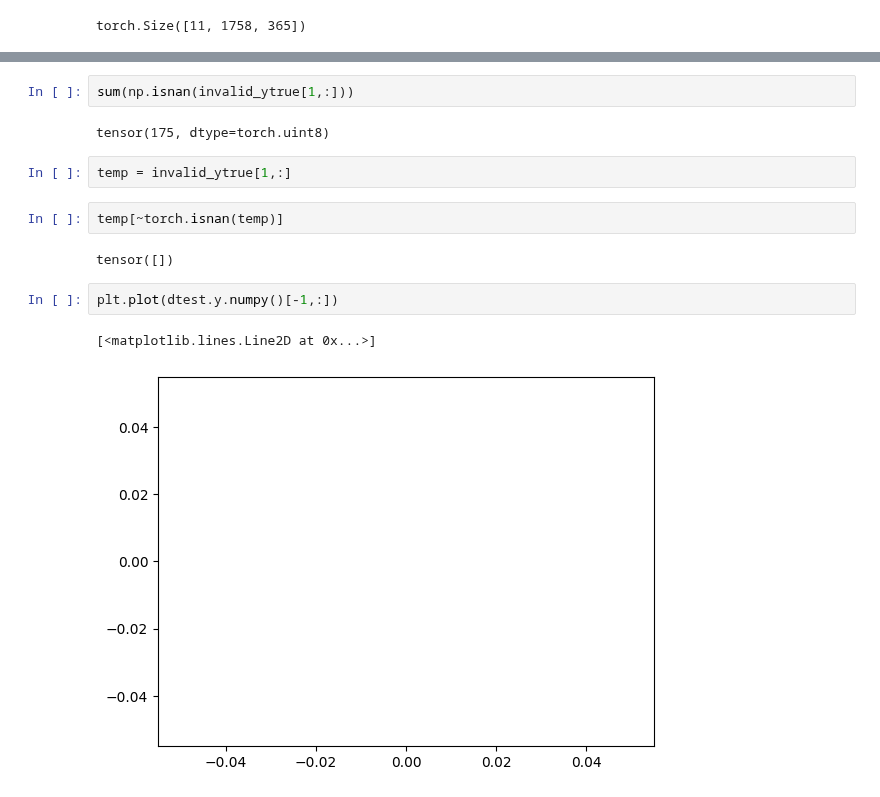
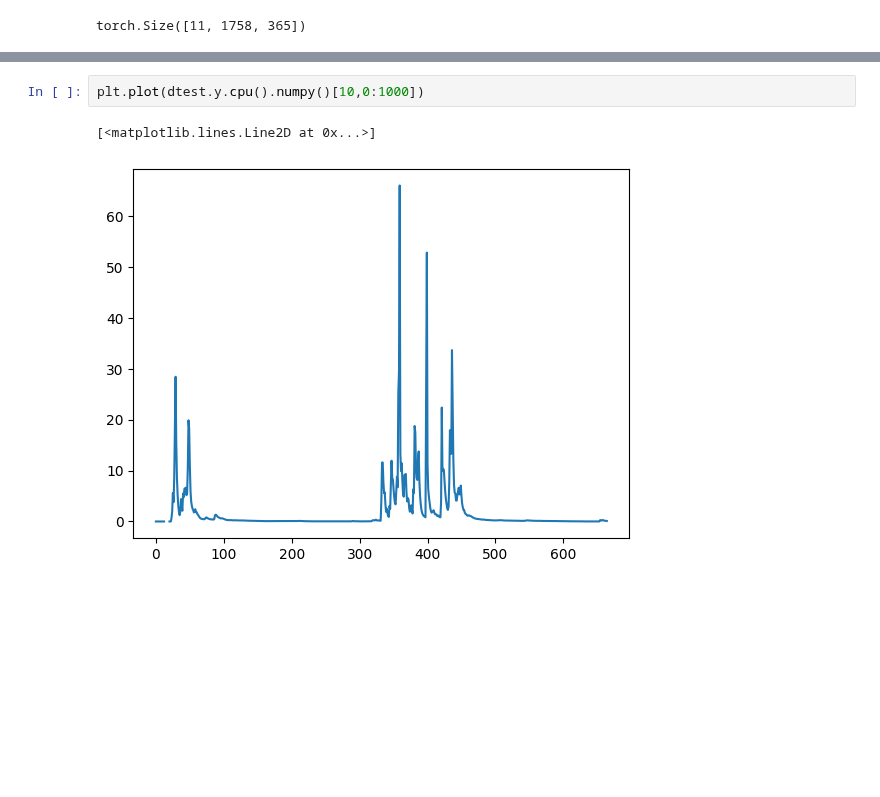
Before and after one commit to stsfk/deep_lumped, a Jupyter notebook: test_Caravan_model.ipynb, the cells around one changed output, grey strips where cells are left out. Drawn from its saved outputs; the diff is of its cells as text; blank space fills up the shorter version.

```diff
--- a/test_Caravan_model.ipynb
+++ b/test_Caravan_model.ipynb
@@ -498,16 +487,6 @@ plt.plot(invalid_ytrue[1,:])
-# %%
-sum(np.isnan(invalid_ytrue[1,:]))
-# %% [output]
-tensor(175, dtype=torch.uint8)
-# %%
-temp = invalid_ytrue[1,:]
-# %%
-temp[~torch.isnan(temp)]
-# %% [output]
-tensor([])
 # %%
-plt.plot(dtest.y.numpy()[-1,:])
+plt.plot(dtest.y.cpu().numpy()[10,0:1000])
 # %% [output]
 [<matplotlib.lines.Line2D at 0x...>]
-[figure, old version]
+[figure, new version]
 # %%
```
Also changed, not shown: parts of 13 cells of this notebook, 1 other file.
